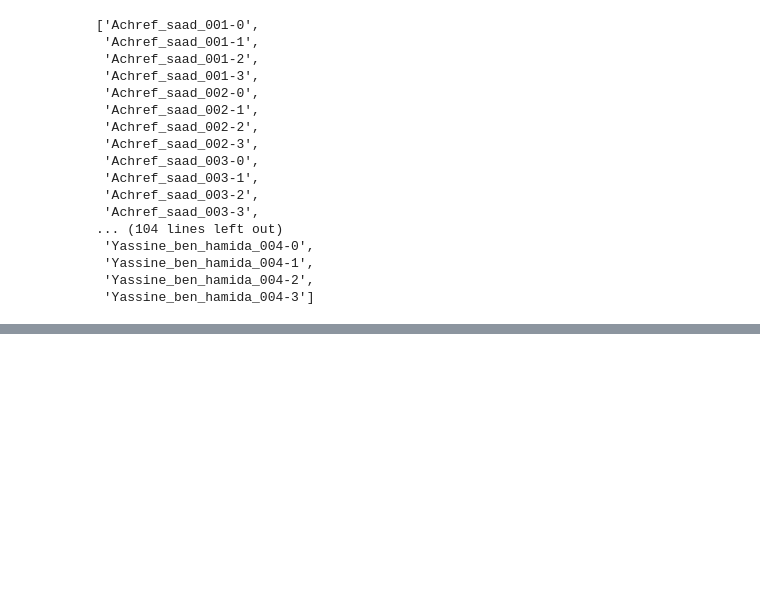
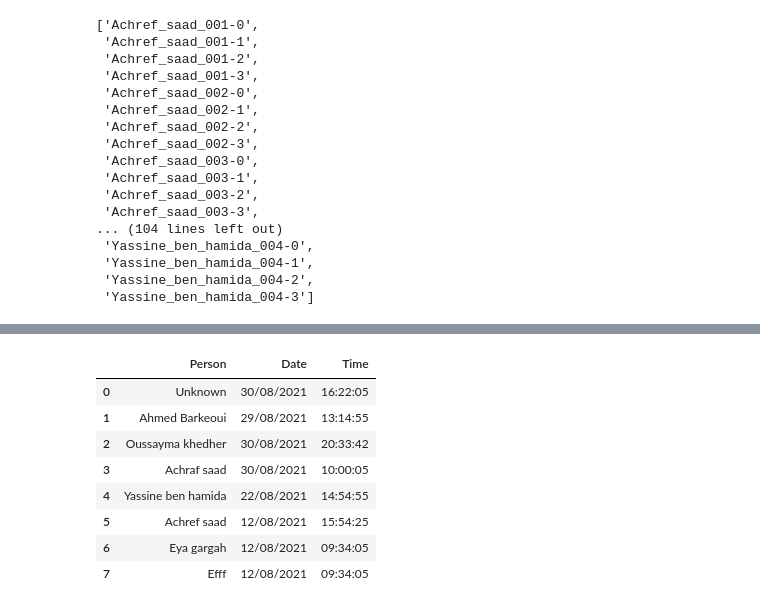
Before and after one commit to AhmedBarkeoui/AhmedBarkeoui-Real_time_facial_recognition_system, a Jupyter notebook: app/Untitled.ipynb, the cells around one changed output, grey strips where cells are left out. Drawn from its saved outputs; the diff is of its cells as text; code cells hidden in the pictures; blank space fills up the shorter version.

```diff
--- a/app/Untitled.ipynb
+++ b/app/Untitled.ipynb
@@ -170,0 +269,4 @@ list(Data.keys())
+# %%
+import pandas as pd
+History = pd.read_csv("../Libraries/History.csv" ,index_col=0)
+History
@@ -170,0 +281,2 @@ list(Data.keys())
+# %%
+History.set_index('Person').T.to_dict('list')
@@ -170,0 +287,13 @@ list(Data.keys())
+# %%
+Historyy = History.append(dict(zip(History.columns,['Efff ', '12/08/2021','09:34:05'])), ignore_index=True)
+Historyy
+# %% [output]
+|  | Person | Date | Time |
+| 0 | Unknown | 30/08/2021 | 16:22:05 |
+| 1 | Ahmed Barkeoui | 29/08/2021 | 13:14:55 |
+| 2 | Oussayma khedher | 30/08/2021 | 20:33:42 |
+| 3 | Achraf saad | 30/08/2021 | 10:00:05 |
+| 4 | Yassine ben hamida | 22/08/2021 | 14:54:55 |
+| 5 | Achref saad | 12/08/2021 | 15:54:25 |
+| 6 | Eya gargah | 12/08/2021 | 09:34:05 |
+| 7 | Efff | 12/08/2021 | 09:34:05 |
```
Also changed, not shown: parts of 23 cells of this notebook, 49 other files.
